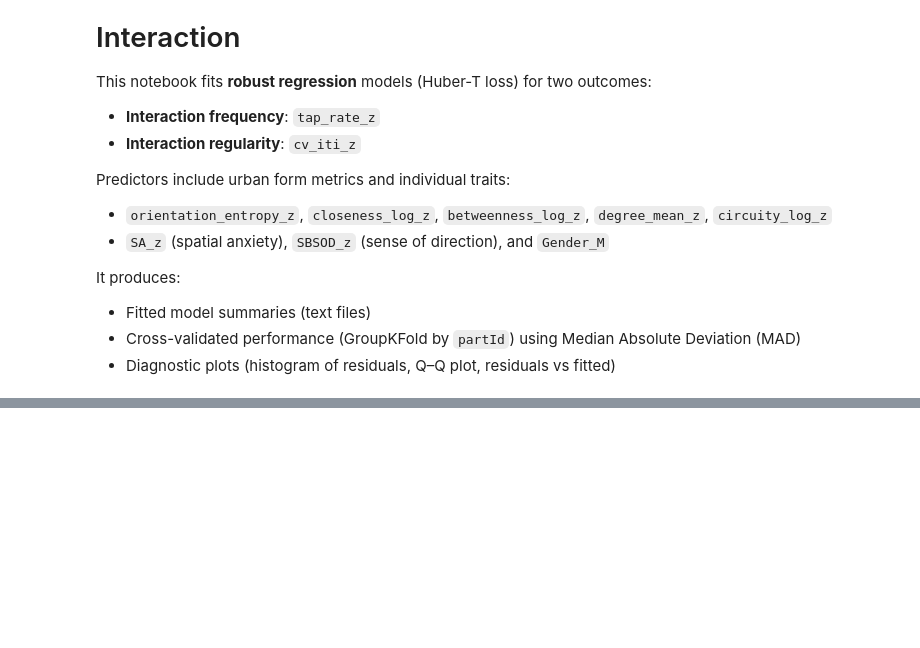
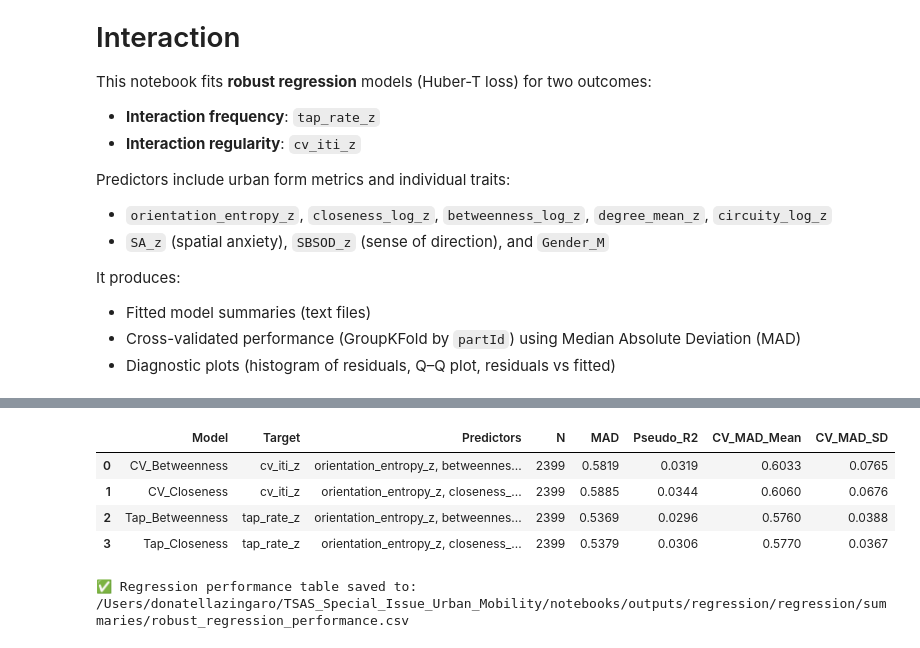
Before and after one commit to donatellazingaro/TSAS_Special_Issue_Urban_Mobility, a Jupyter notebook: notebooks/robust_regression_models.ipynb, the cells around one changed output, grey strips where cells are left out. Saved outputs shown, nothing was run; the diff lists cells and outputs as text; code cells hidden in the pictures; blank space fills up the shorter version.

```diff
--- a/notebooks/robust_regression_models.ipynb
+++ b/notebooks/robust_regression_models.ipynb
@@ -258,0 +202,50 @@ print(f"Diagnostics saved under: {diag_dir}")
+# %%
+results = []
+
+# Summary output folder for regression models
+summaries_dir = OUTPUT_DIR / "regression" / "summaries"
+summaries_dir.mkdir(parents=True, exist_ok=True)
+
+for name, spec in models_dict.items():
+    y = df_clean[spec["target"]].astype(float)
+    X = df_clean[spec["predictors"]].astype(float)
+
+    model = fit_rlm(X, y)
+
+    # Save full model summary
+    summary_path = summaries_dir / f"{name}_summary.txt"
+    with open(summary_path, "w") as f:
+        f.write(model.summary().as_text())
+
+    mad = compute_mad(model, y)
+    r2 = compute_pseudo_r2(model, y)
+    cv_mean, cv_sd = compute_cv_mad(X, y, groups)
+
+    results.append({
+        "Model": name,
+        "Target": spec['target'],
+        "Predictors": ", ".join(spec["predictors"]),
+        "N": int(len(y)),
+        "MAD": float(mad),
+        "Pseudo_R2": float(r2),
+        "CV_MAD_Mean": cv_mean,
+        "CV_MAD_SD": cv_sd
+    })
+
+# Performance table
+results_df = pd.DataFrame(results).sort_values(by="Model").reset_index(drop=True)
+display(results_df.round(4))
+
+perf_csv_path = summaries_dir / "robust_regression_performance.csv"
+results_df.to_csv(perf_csv_path, index=False)
+
+print("\n✅ Regression performance table saved to:")
+print(perf_csv_path.resolve())
+# %% [output]
+|  | Model | Target | Predictors | N | MAD | Pseudo_R2 | CV_MAD_Mean | CV_MAD_SD |
+| 0 | CV_Betweenness | cv_iti_z | orientation_entropy_z, betweennes... | 2399 | 0.5819 | 0.0319 | 0.6033 | 0.0765 |
+| 1 | CV_Closeness | cv_iti_z | orientation_entropy_z, closeness_... | 2399 | 0.5885 | 0.0344 | 0.6060 | 0.0676 |
+| 2 | Tap_Betweenness | tap_rate_z | orientation_entropy_z, betweennes... | 2399 | 0.5369 | 0.0296 | 0.5760 | 0.0388 |
+| 3 | Tap_Closeness | tap_rate_z | orientation_entropy_z, closeness_... | 2399 | 0.5379 | 0.0306 | 0.5770 | 0.0367 |
+✅ Regression performance table saved to:
+/Users/donatellazingaro/TSAS_Special_Issue_Urban_Mobility/notebooks/outputs/regression/regression/summaries/robust_regression_performance.csv
```
Also changed, not shown: parts of 6 cells of this notebook, 1 other file.
